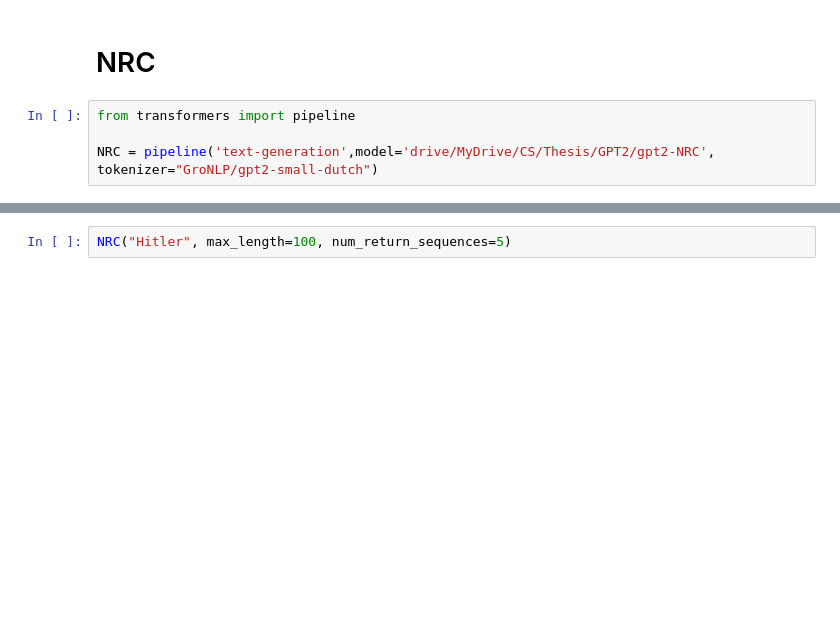
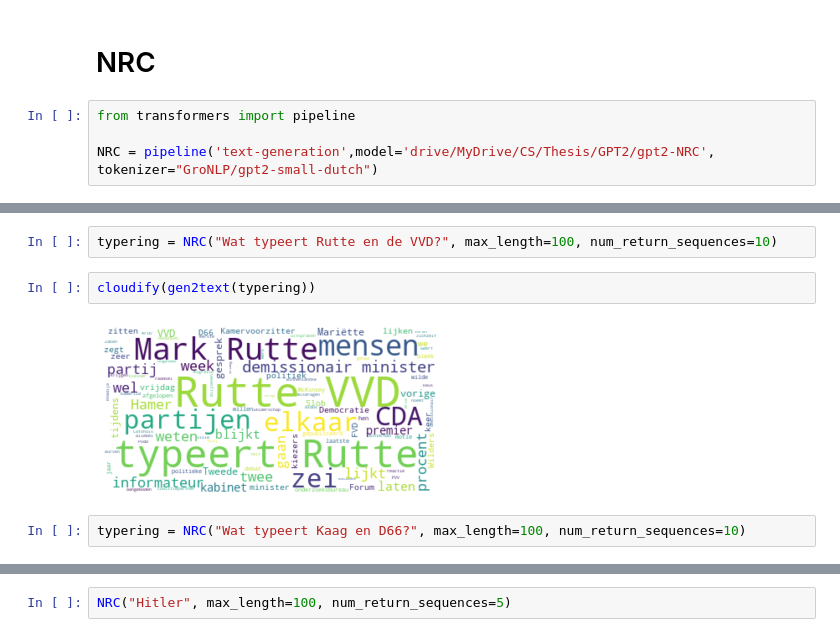
Before and after one commit to Chris-Congleton/MSc-Thesis, a Jupyter notebook: Analysis/TextGeneration.ipynb, the cells around one changed output, grey strips where cells are left out. Saved outputs shown, nothing was run; the diff lists cells and outputs as text; blank space fills up the shorter version.

```diff
--- a/Analysis/TextGeneration.ipynb
+++ b/Analysis/TextGeneration.ipynb
@@ -283,0 +302,8 @@ NRC = pipeline('text-generation',model='drive/MyDrive/CS/Thesis/GPT2/gpt2-NRC',
+# %%
+typering = NRC("Wat typeert Rutte en de VVD?", max_length=100, num_return_sequences=10)
+# %%
+cloudify(gen2text(typering))
+# %% [output]
+[figure, added]
+# %%
+typering = NRC("Wat typeert Kaag en D66?", max_length=100, num_return_sequences=10)
```
Also changed, not shown: parts of 19 cells of this notebook.
